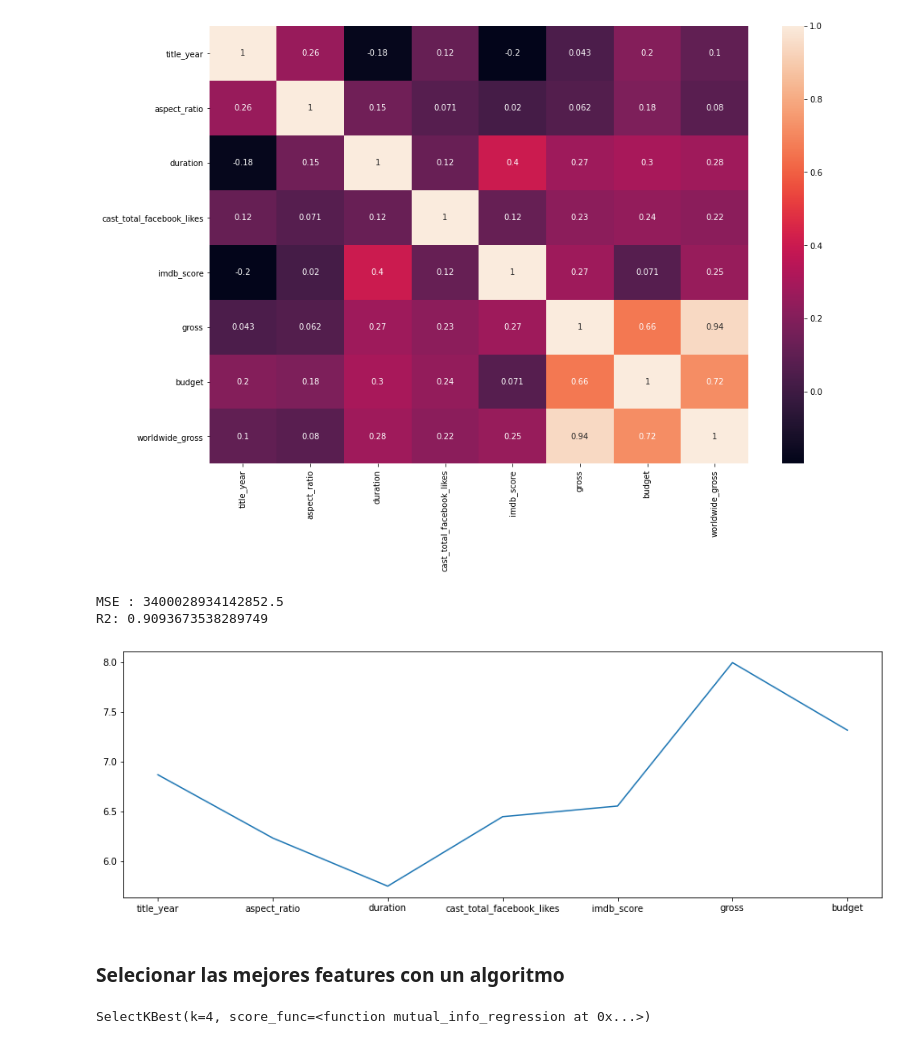
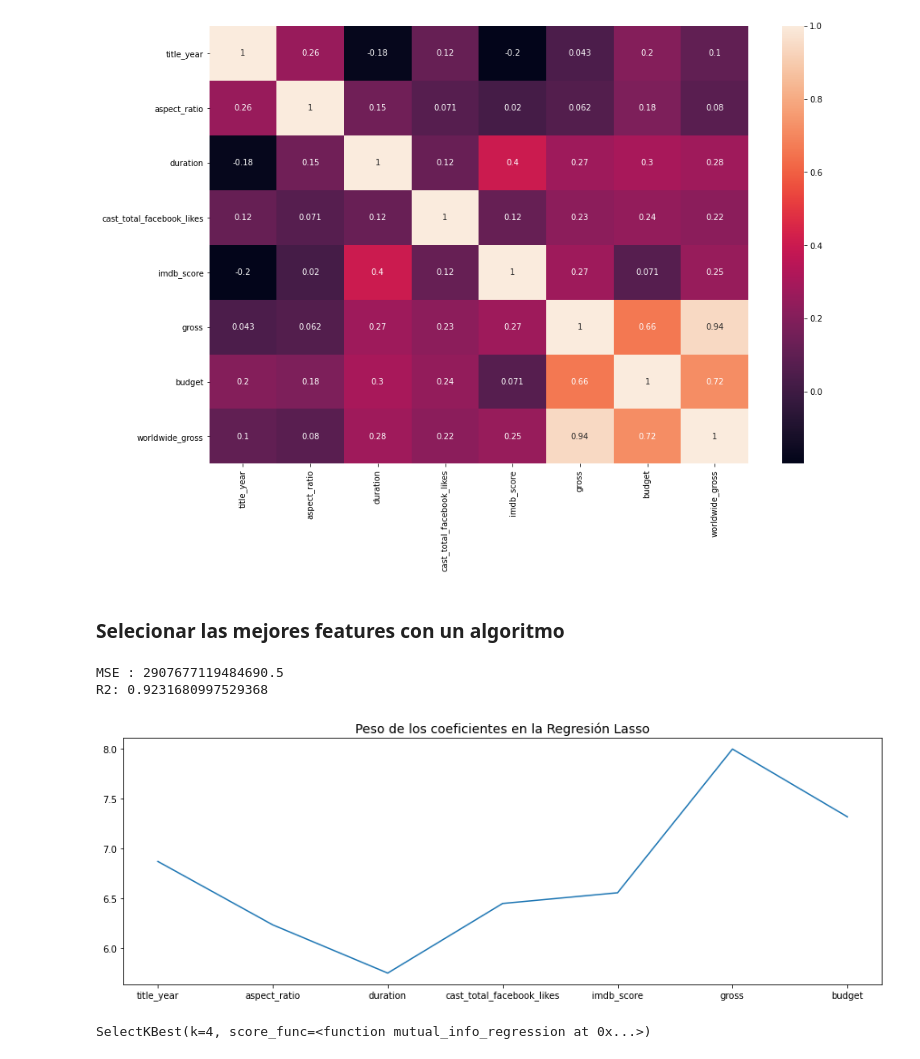
Before and after one commit to Cesarppz/Linux, a Jupyter notebook: ia/ml/Peliculas_project.ipynb, the cells around one changed output. Drawn from its saved outputs; the diff is of its cells as text; code cells hidden in the pictures.

```diff
--- a/ia/ml/Peliculas_project.ipynb
+++ b/ia/ml/Peliculas_project.ipynb
@@ -448,7 +394,7 @@ sns.heatmap(pd.concat([X,y], axis = 'columns').corr()[['worldwide_gross']].sort_
 # %% [output]
 [figure]
 # %%
-gross_features = X[['gross','domestic_gross']]
+gross_features = X[['domestic_gross','gross']]
 budget_features = X[['budget','production_budget']]
 # %%
 pca_gross = PCA(n_components=1)
@@ -483,6 +429,8 @@ plt.figure(figsize=(15,10))
 sns.heatmap(pd.concat([X,y], axis = 'columns').corr(), annot=True);
 # %% [output]
 [figure]
+# %% [markdown]
+### Selecionar las mejores features con un algoritmo
 # %%
 X_train, X_test, y_train, y_test = train_test_split(X, y, test_size=0.3, random_state=0)
 # %%
@@ -492,18 +440,17 @@ predict = model.predict(X_test)
 print('MSE :',mean_squared_error(predict,y_test))
 print('R2:', model.score(X_test,y_test))
 # %% [output]
-MSE : 3400028934142852.5
-R2: 0.9093673538289749
+MSE : 2907677119484690.5
+R2: 0.9231680997529368
 # %%
 mag = np.log10(np.abs(model.coef_))
 # %%
 plt.figure(figsize=(15,5))
+plt.title('Peso de los coeficientes en la Regresión Lasso', fontsize=14)
 plt.plot(range(0,len(model.coef_)), mag)
 plt.xticks(range(0,len(model.coef_)),X.columns);
 # %% [output]
-[figure, old version]
+[figure, new version]
-# %% [markdown]
-### Selecionar las mejores features con un algoritmo
 # %%
 selector = SelectKBest(mutual_info_regression, k=4 )
 selector.fit(X,y)
```
Also changed, not shown: parts of 87 cells of this notebook, 34 other files.
